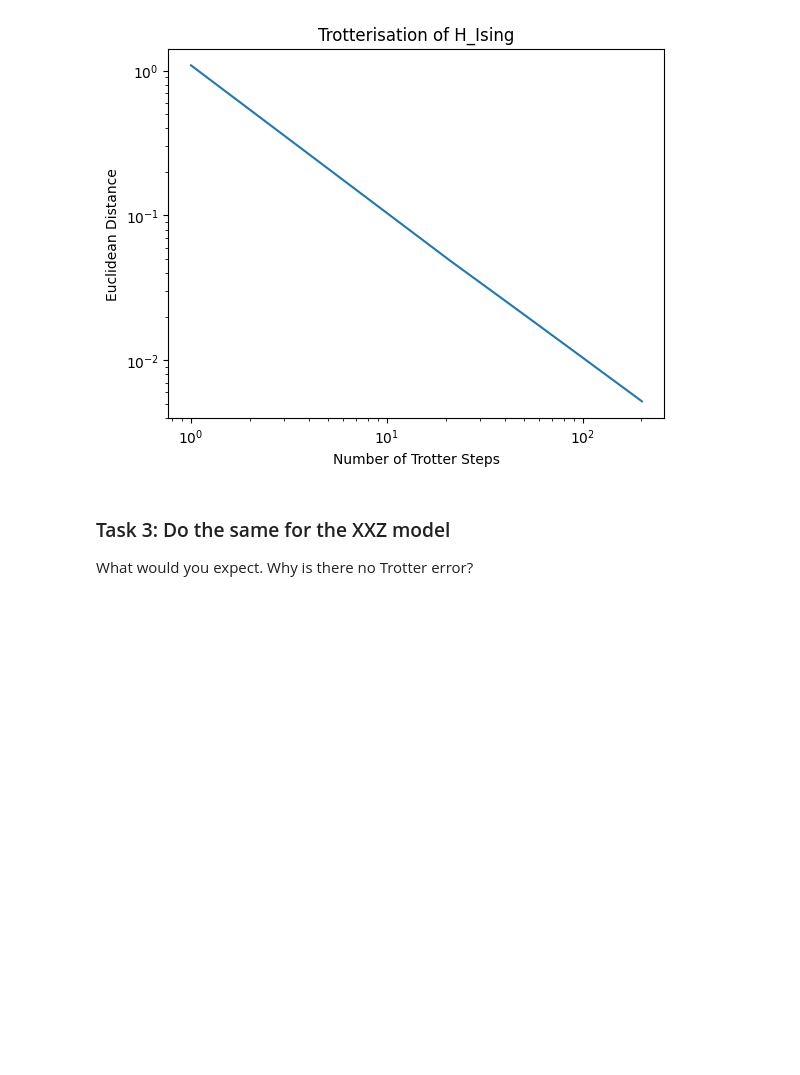
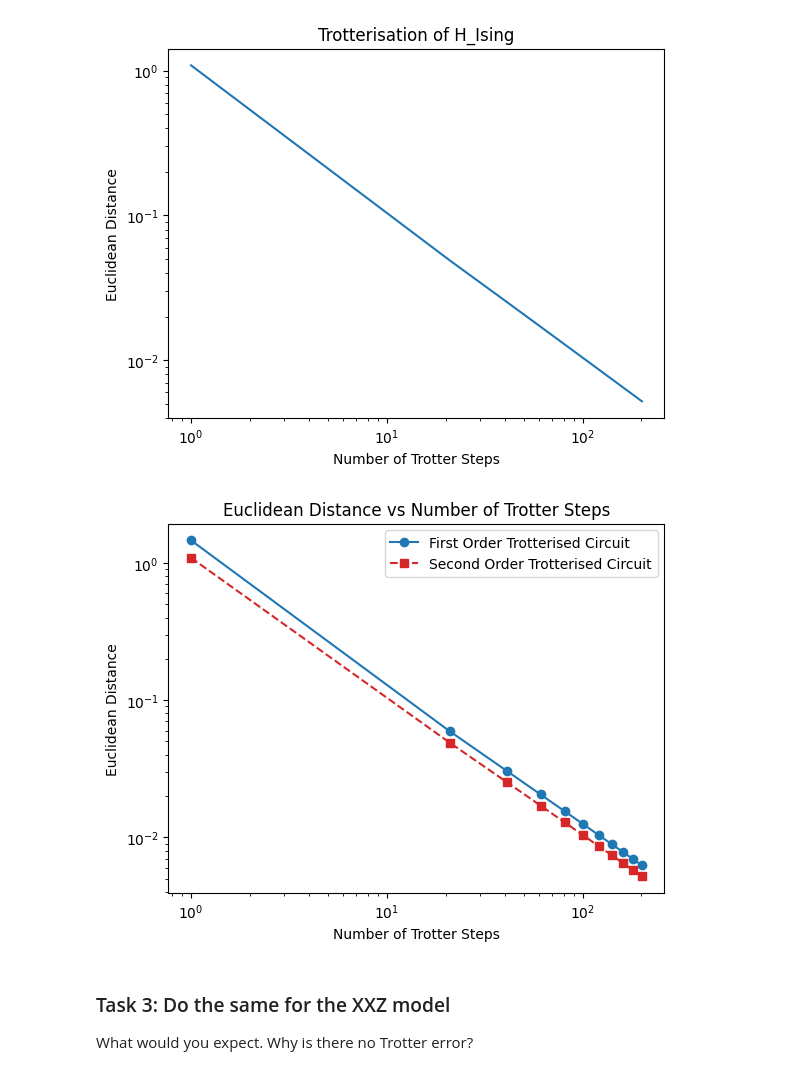
Before and after one commit to rockett-m/2025-Quantinuum, a Jupyter notebook: notebooks/hamiltonian_simulation.ipynb, the cells around one changed output. Drawn from its saved outputs; the diff is of its cells as text; code cells hidden in the pictures; blank space fills up the shorter version.

```diff
--- a/notebooks/hamiltonian_simulation.ipynb
+++ b/notebooks/hamiltonian_simulation.ipynb
@@ -675,6 +675,26 @@ eucl_dist_btwn = 0.0051962624195090335
 
 meas_trot_circ = 0.0051962624195090335
 [figure]
+# %%
+def plot_against(n_trotter_steps, euclidean_distances, second_order_euclidean_distances):
+    import matplotlib.pyplot as plt
+    plt.plot(n_trotter_steps, euclidean_distances, marker='o', linestyle='-',
+         color='tab:blue', label='First Order Trotterised Circuit')
+    plt.plot(n_trotter_steps, second_order_euclidean_distances, marker='s', linestyle='--',
+         color='tab:red', label='Second Order Trotterised Circuit')
+
+    plt.xscale("log")
+    plt.yscale("log")
+    plt.xlabel("Number of Trotter Steps")
+    plt.ylabel("Euclidean Distance")
+    plt.title("Euclidean Distance vs Number of Trotter Steps")
+    plt.legend()
+
+    plt.show()
+
+plot_against(n_trotter_steps, euclidean_distances, second_order_euclidean_distances)
+# %% [output]
+[figure, added]
 # %% [markdown]
 ### Task 3: Do the same for the XXZ model
 
```
Also changed, not shown: parts of 5 cells of this notebook.
